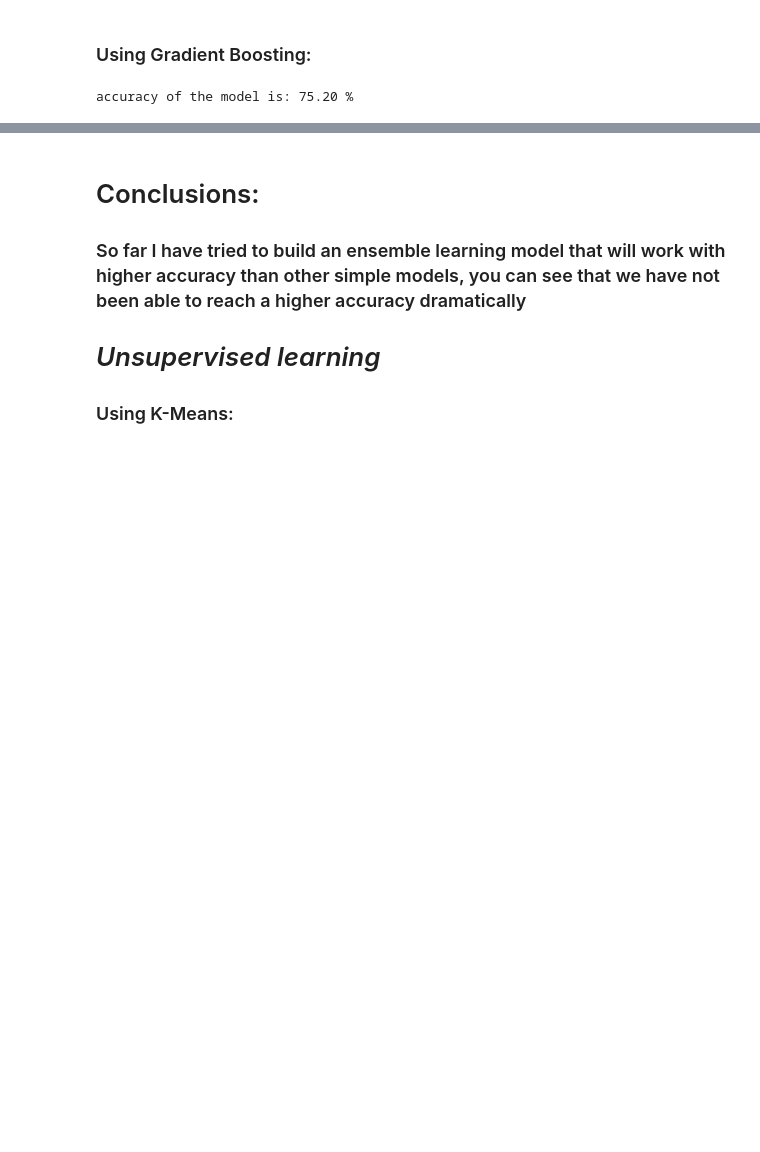
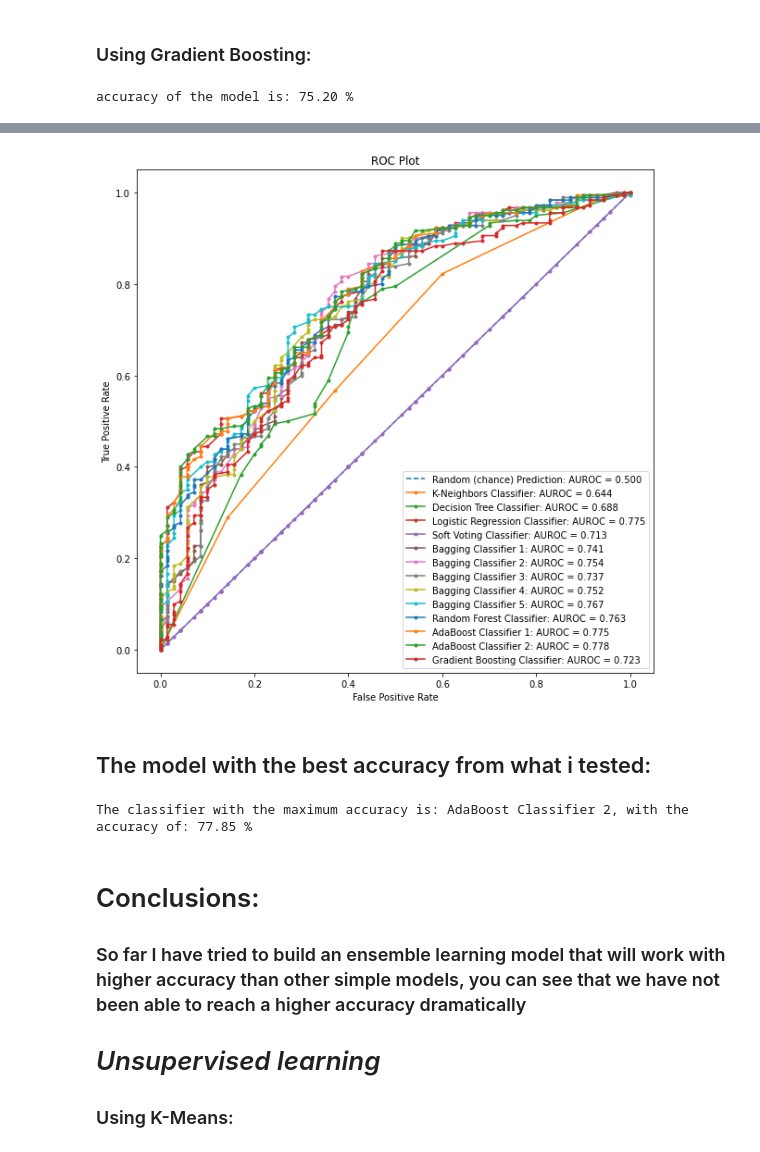
Before and after one commit to kggold4/final-project-data-visualization, a Jupyter notebook: task_1.ipynb, the cells around one changed output, grey strips where cells are left out. Saved outputs shown, nothing was run; the diff lists cells and outputs as text; code cells hidden in the pictures; blank space fills up the shorter version.

```diff
--- a/task_1.ipynb
+++ b/task_1.ipynb
@@ -729,3 +694,64 @@ The classifier with the maximum accuracy is: AdaBoost Classifier 2
+# %%
+# Calculate ROC curve
+# tpr = TP/(TP+FN) (Sensitivity)
+# fpr = FP/(TN+FP) (1 - Specificity)
+r_fpr, r_tpr, _ = roc_curve(y_test, r_probs)
+nclf_fpr, nclf_tpr, _ = roc_curve(y_test, nclf_probs)
+dclf_fpr, dclf_tpr, _ = roc_curve(y_test, dclf_probs)
+lclf_fpr, lclf_tpr, _ = roc_curve(y_test, lclf_probs)
+soft_voting_clf_tpr, soft_voting_clf_fpr, _ = roc_curve(y_test, soft_voting_clf_probs)
+a_bag_clf_fpr, a_bag_clf_tpr, _ = roc_curve(y_test, a_bag_clf_probs)
+b_bag_clf_fpr, b_bag_clf_tpr, _ = roc_curve(y_test, b_bag_clf_probs)
+c_bag_clf_fpr, c_bag_clf_tpr, _ = roc_curve(y_test, c_bag_clf_probs)
+d_bag_clf_fpr, d_bag_clf_tpr, _ = roc_curve(y_test, d_bag_clf_probs)
+e_bag_clf_fpr, e_bag_clf_tpr, _ = roc_curve(y_test, e_bag_clf_probs)
+rnd_clf_fpr, rnd_clf_tpr, _ = roc_curve(y_test, rnd_clf_probs)
+a_ada_clf_fpr, a_ada_clf_tpr, _ = roc_curve(y_test, a_ada_clf_probs)
+b_ada_clf_fpr, b_ada_clf_tpr, _ = roc_curve(y_test, b_ada_clf_probs)
+gbrt_clf_fpr, gbrt_clf_tpr, _ = roc_curve(y_test, gbrt_clf_probs)
+xgb_model_fpr, xgb_model_tpr, _ = roc_curve(y_test, xgb_model_probs)
+# %%
+# set the size of the figure
+plt.figure(figsize=(10, 10))
+
+# for each classifier plot the ROC curve
+plt.plot(r_fpr, r_tpr, linestyle='--', label='Random (chance) Prediction: AUROC = %.3f' % (r_auc))
+plt.plot(nclf_fpr, nclf_tpr, marker='.', label='K-Neighbors Classifier: AUROC = %.3f' % (nclf_auc))
+plt.plot(dclf_fpr, dclf_tpr, marker='.', label='Decision Tree Classifier: AUROC = %.3f' % (dclf_auc))
+plt.plot(lclf_fpr, lclf_tpr, marker='.', label='Logistic Regression Classifier: AUROC = %.3f' % (lclf_auc))
+plt.plot(soft_voting_clf_tpr, soft_voting_clf_tpr, marker='.', label='Soft Voting Classifier: AUROC = %.3f' % (soft_voting_clf_auc))
+plt.plot(a_bag_clf_fpr, a_bag_clf_tpr, marker='.', label='Bagging Classifier 1: AUROC = %.3f' % (a_bag_clf_auc))
+plt.plot(b_bag_clf_fpr, b_bag_clf_tpr, marker='.', label='Bagging Classifier 2: AUROC = %.3f' % (b_bag_clf_auc))
+plt.plot(c_bag_clf_fpr, c_bag_clf_tpr, marker='.', label='Bagging Classifier 3: AUROC = %.3f' % (c_bag_clf_auc))
+plt.plot(d_bag_clf_fpr, d_bag_clf_tpr, marker='.', label='Bagging Classifier 4: AUROC = %.3f' % (d_bag_clf_auc))
+plt.plot(e_bag_clf_fpr, e_bag_clf_tpr, marker='.', label='Bagging Classifier 5: AUROC = %.3f' % (e_bag_clf_auc))
+plt.plot(rnd_clf_fpr, rnd_clf_tpr, marker='.', label='Random Forest Classifier: AUROC = %.3f' % (rnd_clf_auc))
+plt.plot(a_ada_clf_fpr, a_ada_clf_tpr, marker='.', label='AdaBoost Classifier 1: AUROC = %.3f' % (a_ada_clf_auc))
+plt.plot(b_ada_clf_fpr, b_ada_clf_tpr, marker='.', label='AdaBoost Classifier 2: AUROC = %.3f' % (b_ada_clf_auc))
+plt.plot(gbrt_clf_fpr, gbrt_clf_tpr, marker='.', label='Gradient Boosting Classifier: AUROC = %.3f' % (gbrt_clf_auc))
+plt.plot(xgb_model_fpr, xgb_model_tpr, marker='.', label='Extra Gradient Boosting Classifier: AUROC = %.3f' % (gbrt_clf_auc))
+
+# Title
+plt.title('ROC Plot')
+
+# Axis labels
+plt.xlabel('False Positive Rate')
+plt.ylabel('True Positive Rate')
+
+# Show legend
+plt.legend()
+
+# Show plot
+plt.show()
+# %% [output]
+[figure, added]
+# %% [markdown]
+## The model with the best accuracy  from what i tested:
+# %%
+max_accuracy_classifier = max(classifiers, key=classifiers.get)
+print("\nThe classifier with the maximum accuracy is: {}, with the accuracy of: {} %".format(max_accuracy_classifier, "%.2f" % (100 * classifiers[max_accuracy_classifier])))
+# %% [output]
+The classifier with the maximum accuracy is: AdaBoost Classifier 2, with the accuracy of: 77.85 %
 # %% [markdown]
 # Conclusions:
 ### So far I have tried to build an ensemble learning model that will work with higher accuracy than other simple models, you can see that we have not been able to reach a higher accuracy dramatically
```
Also changed, not shown: parts of 59 cells of this notebook.
